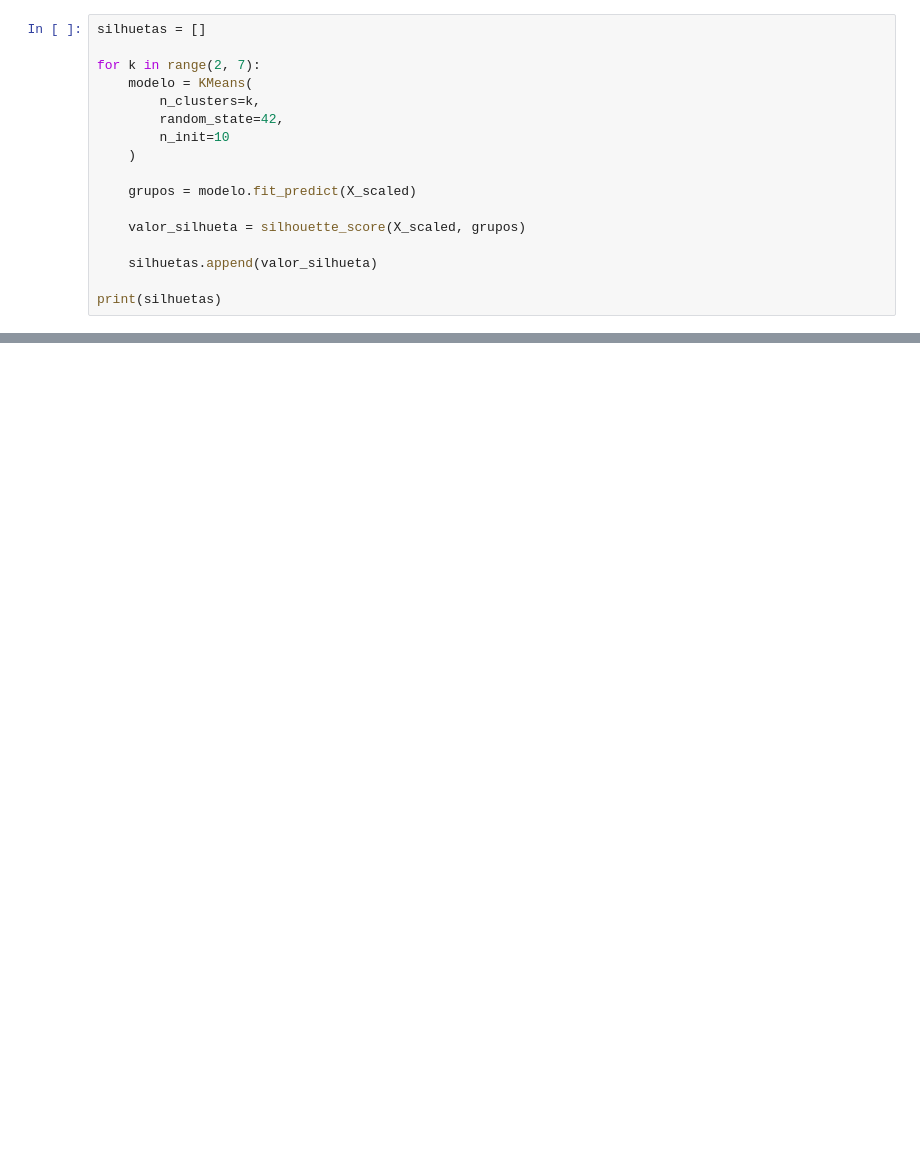
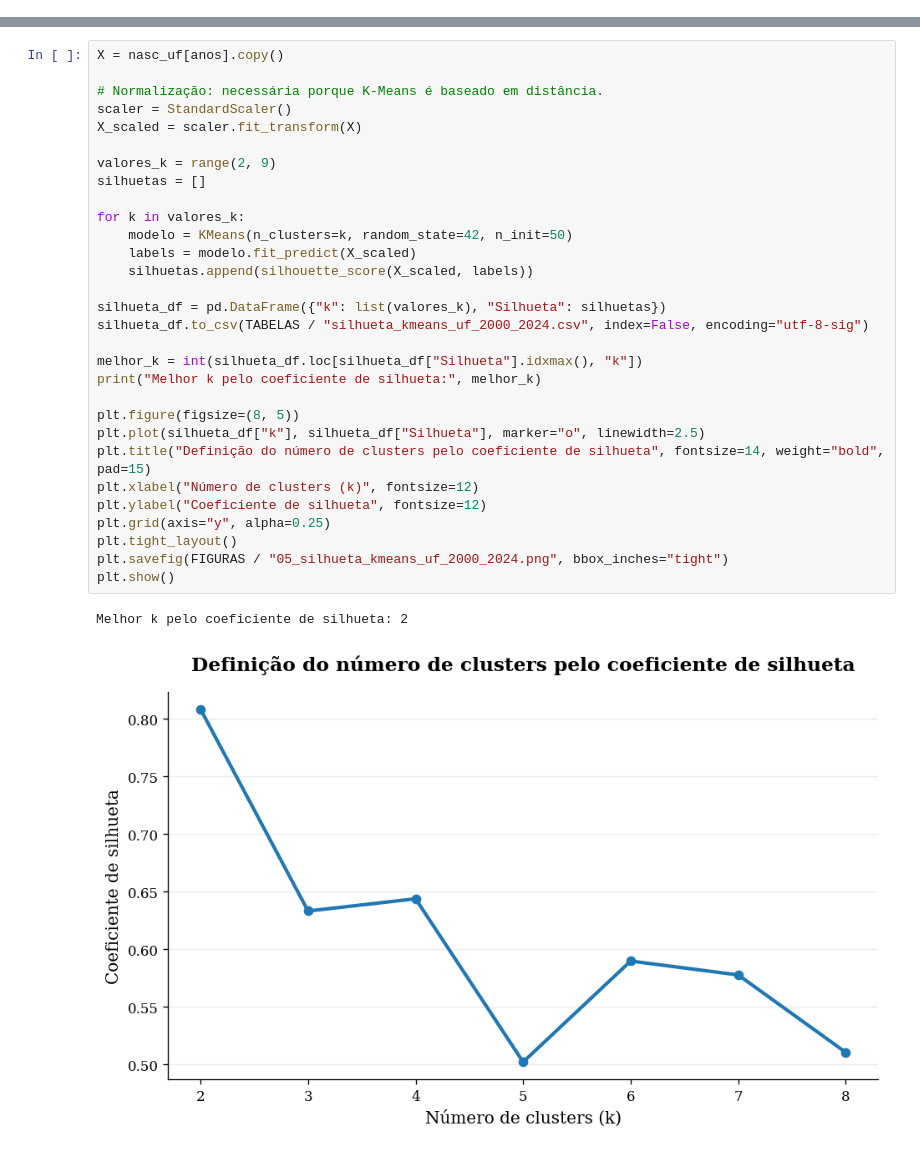
Before and after one commit to nataliathomazelliferreira/mineracao_dados_natalidade, a Jupyter notebook: notebooks/analise_brasil_clusterizacao.ipynb, the cells around one changed output, grey strips where cells are left out. Saved outputs shown, nothing was run; the diff lists cells and outputs as text; blank space fills up the shorter version.

```diff
--- a/notebooks/analise_brasil_clusterizacao.ipynb
+++ b/notebooks/analise_brasil_clusterizacao.ipynb
@@ -93,17 +0,0 @@ X_scaled = scaler.fit_transform(X)
-# %%
-silhuetas = []
-
-for k in range(2, 7):
-    modelo = KMeans(
-        n_clusters=k,
-        random_state=42,
-        n_init=10
-    )
-
-    grupos = modelo.fit_predict(X_scaled)
-
-    valor_silhueta = silhouette_score(X_scaled, grupos)
-
-    silhuetas.append(valor_silhueta)
-
-print(silhuetas)
@@ -182,0 +199,33 @@ Arquivos salvos com sucesso.
+# %%
+X = nasc_uf[anos].copy()
+
+# Normalização: necessária porque K-Means é baseado em distância.
+scaler = StandardScaler()
+X_scaled = scaler.fit_transform(X)
+
+valores_k = range(2, 9)
+silhuetas = []
+
+for k in valores_k:
+    modelo = KMeans(n_clusters=k, random_state=42, n_init=50)
+    labels = modelo.fit_predict(X_scaled)
+    silhuetas.append(silhouette_score(X_scaled, labels))
+
+silhueta_df = pd.DataFrame({"k": list(valores_k), "Silhueta": silhuetas})
+silhueta_df.to_csv(TABELAS / "silhueta_kmeans_uf_2000_2024.csv", index=False, encoding="utf-8-sig")
+
+melhor_k = int(silhueta_df.loc[silhueta_df["Silhueta"].idxmax(), "k"])
+print("Melhor k pelo coeficiente de silhueta:", melhor_k)
+
+plt.figure(figsize=(8, 5))
+plt.plot(silhueta_df["k"], silhueta_df["Silhueta"], marker="o", linewidth=2.5)
+plt.title("Definição do número de clusters pelo coeficiente de silhueta", fontsize=14, weight="bold", pad=15)
+plt.xlabel("Número de clusters (k)", fontsize=12)
+plt.ylabel("Coeficiente de silhueta", fontsize=12)
+plt.grid(axis="y", alpha=0.25)
+plt.tight_layout()
+plt.savefig(FIGURAS / "05_silhueta_kmeans_uf_2000_2024.png", bbox_inches="tight")
+plt.show()
+# %% [output]
+Melhor k pelo coeficiente de silhueta: 2
+[figure, added]
```
Also changed, not shown: parts of 23 cells of this notebook, 46 other files.
